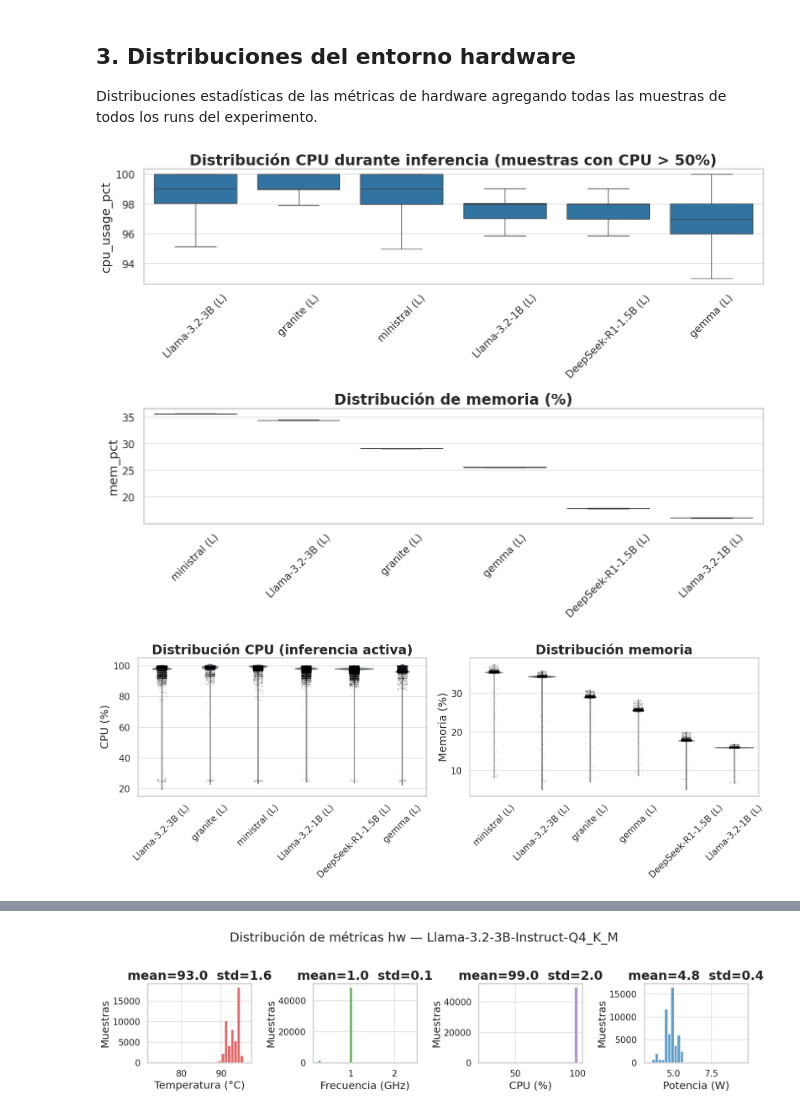
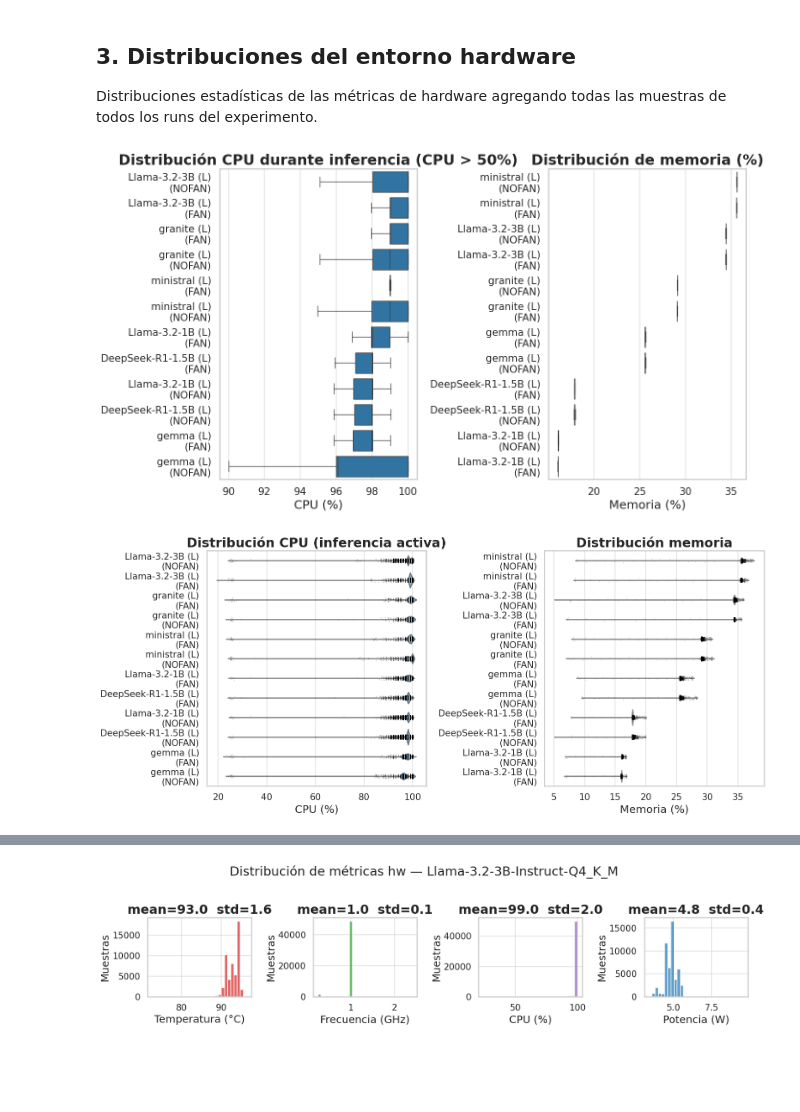
Before and after one commit to TFG-yisuscc/MonitorSystemVisualizer, a Jupyter notebook: notebooks/06_E0_baseline.ipynb, the cells around one changed output, grey strips where cells are left out. Drawn from its saved outputs; the diff is of its cells as text; code cells hidden in the pictures; blank space fills up the shorter version.

```diff
--- a/notebooks/06_E0_baseline.ipynb
+++ b/notebooks/06_E0_baseline.ipynb
@@ -244,60 +313,59 @@ Distribuciones estadísticas de las métricas de hardware agregando todas
 las muestras de todos los runs del experimento.
 # %%
 if not hw_df.empty:
-    fig, axes = plt.subplots(2, 1, figsize=(14, 10))
+    label_col = "config_label" if "config_label" in hw_df.columns else "model_label"
+    fig, axes = plt.subplots(1, 2, figsize=(14, 8))
     active = hw_df[hw_df['cpu_usage_pct'] > 50].copy()
     if not active.empty:
-        order = (active.groupby('model_label')['cpu_usage_pct']
+        order = (active.groupby(label_col)['cpu_usage_pct']
                  .median().sort_values(ascending=False).index.tolist())
-        sns.boxplot(data=active, x='model_label', y='cpu_usage_pct',
+        sns.boxplot(data=active, y=label_col, x='cpu_usage_pct',
                     order=order, showfliers=False, ax=axes[0])
-        axes[0].set_title('Distribución CPU durante inferencia (muestras con CPU > 50%)')
-        axes[0].set_xlabel('')
-        axes[0].tick_params(axis='x', rotation=45)
+        axes[0].set_title('Distribución CPU durante inferencia (CPU > 50%)')
+        axes[0].set_xlabel('CPU (%)')
+        axes[0].set_ylabel('')
     if 'mem_pct' in hw_df.columns:
-        order_mem = (hw_df.groupby('model_label')['mem_pct']
+        order_mem = (hw_df.groupby(label_col)['mem_pct']
                      .median().sort_values(ascending=False).index.tolist())
-        sns.boxplot(data=hw_df, x='model_label', y='mem_pct',
+        sns.boxplot(data=hw_df, y=label_col, x='mem_pct',
                     order=order_mem, showfliers=False, ax=axes[1])
         axes[1].set_title('Distribución de memoria (%)')
-        axes[1].set_xlabel('')
-        axes[1].tick_params(axis='x', rotation=45)
+        axes[1].set_xlabel('Memoria (%)')
+        axes[1].set_ylabel('')
     fig.tight_layout()
     plt.show()
 else:
     print('Sin datos de hardware para boxplots.')
 # %% [output]
-[figure, old version]
+[figure, new version]
 # %%
 if not hw_df.empty:
-    fig, axes = plt.subplots(1, 2, figsize=(16, 6))
-    for ax, (col, ylabel, title) in zip(axes, [
+    label_col = "config_label" if "config_label" in hw_df.columns else "model_label"
+    fig, axes = plt.subplots(1, 2, figsize=(16, 7))
+    for ax, (col, xlabel, title) in zip(axes, [
         ('cpu_usage_pct', 'CPU (%)',     'Distribución CPU (inferencia activa)'),
         ('mem_pct',       'Memoria (%)', 'Distribución memoria'),
     ]):
         if col not in hw_df.columns:
             ax.text(0.5, 0.5, f'{col} no disponible', ha='center', va='center',
-                    transform=ax.transAxes)
-            continue
+                    transform=ax.transAxes); continue
         data = hw_df[hw_df['cpu_usage_pct'] > 10].copy() if 'cpu' in col else hw_df.copy()
         if data.empty:
             ax.text(0.5, 0.5, 'Sin datos', ha='center', va='center',
-                    transform=ax.transAxes)
-            continue
-        order = (data.groupby('model_label')[col]
+                    transform=ax.transAxes); continue
+        order = (data.groupby(label_col)[col]
                  .median().sort_values(ascending=False).index.tolist())
-        sns.violinplot(data=data, x='model_label', y=col,
+        sns.violinplot(data=data, y=label_col, x=col,
                        order=order, inner=None, alpha=0.6, ax=ax)
-        sns.stripplot(data=data, x='model_label', y=col,
+        sns.stripplot(data=data, y=label_col, x=col,
                       order=order, size=1.5, alpha=0.2, color='black', ax=ax)
         ax.set_title(title)
-        ax.set_xlabel('')
-        ax.set_ylabel(ylabel)
-        ax.tick_params(axis='x', rotation=45)
+        ax.set_xlabel(xlabel)
+        ax.set_ylabel('')
     fig.tight_layout()
     plt.show()
 else:
     print('Sin datos de hardware para violines.')
 # %% [output]
-[figure, old version]
+[figure, new version]
 # %%
```
Also changed, not shown: parts of 24 cells of this notebook, 7 other files.
